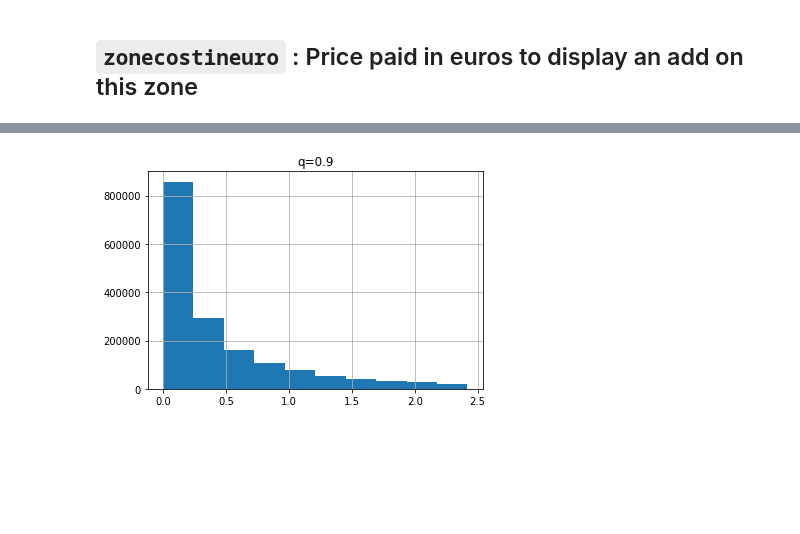
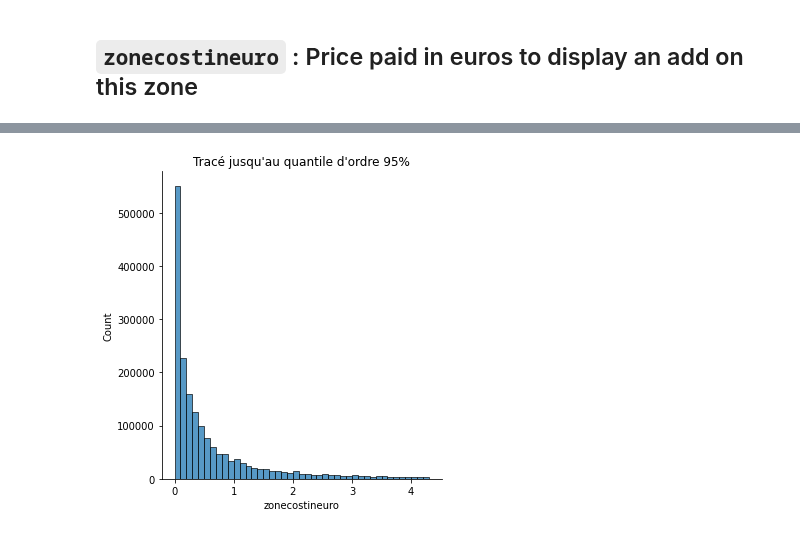
Before and after one commit to baptiste-pasquier/statapp, a Jupyter notebook: discovering.ipynb, the cells around one changed output, grey strips where cells are left out. Cells and saved outputs as stored; diff of their text form; code cells hidden in the pictures; blank space fills up the shorter version.

```diff
--- a/discovering.ipynb
+++ b/discovering.ipynb
@@ -537,6 +556,6 @@ plt.show()
 # %%
-df[df.zonecostineuro < df.zonecostineuro.quantile(q=0.9)].hist(column='zonecostineuro')
-plt.title("q=0.9")
+sns.displot(data=df[df.zonecostineuro < df.zonecostineuro.quantile(q=0.95)], x='zonecostineuro', binwidth=0.1)
+plt.title("Tracé jusqu'au quantile d'ordre 95%")
 plt.show()
 # %% [output]
-[figure, old version]
+[figure, new version]
```
Also changed, not shown: parts of 13 cells of this notebook.
